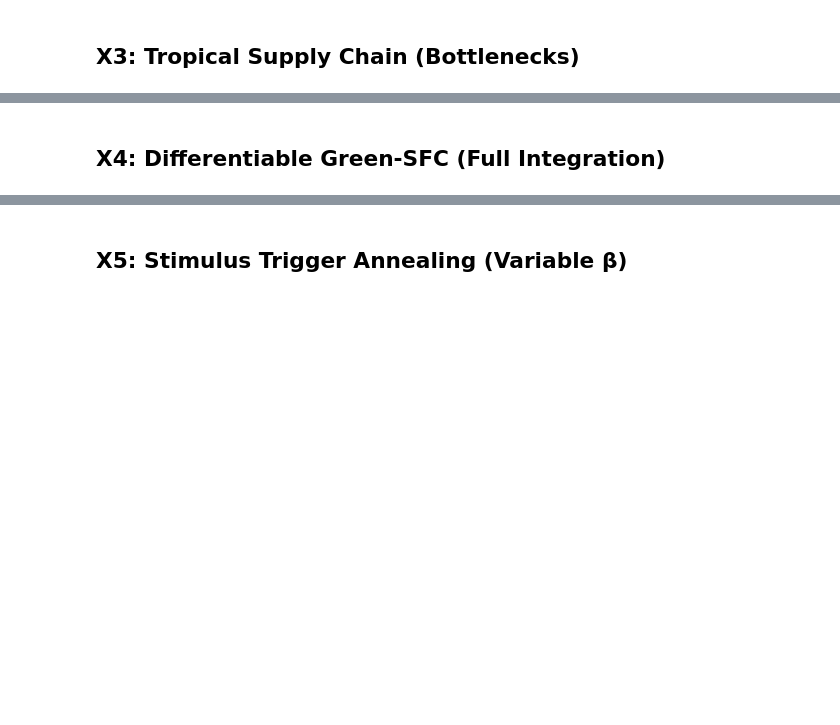
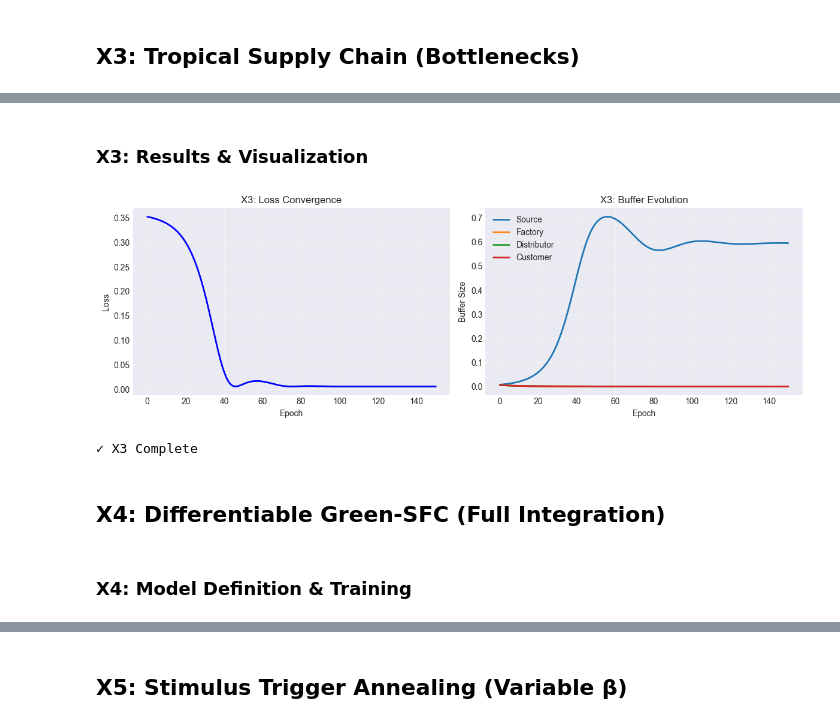
Before and after one commit to roguetrainer/Differentiable-SFC, a Jupyter notebook: experiments_notebook.ipynb, the cells around one changed output, grey strips where cells are left out. Cells and saved outputs as stored; diff of their text form; code cells hidden in the pictures; blank space fills up the shorter version.

```diff
--- a/experiments_notebook.ipynb
+++ b/experiments_notebook.ipynb
@@ -368,30 +179,12 @@ for i, name in enumerate(nodes):
+# %% [markdown]
+### X3: Results & Visualization
 # %%
-### X3: Results & Visualization
-
-# X3 Visualization
-buffer_evolution_x3_array = np.array(buffer_evolution_x3)
-
-fig, axes = plt.subplots(1, 2, figsize=(12, 4))
-
-axes[0].plot(losses_x3, linewidth=2, color='blue')
-axes[0].set_title('X3: Loss Convergence')
-axes[0].set_ylabel('Loss')
-axes[0].set_xlabel('Epoch')
-axes[0].grid(True, alpha=0.3)
-
-for i, name in enumerate(nodes):
-    axes[1].plot(buffer_evolution_x3_array[:, i], label=name, linewidth=2)
-
-axes[1].set_title('X3: Buffer Evolution')
-axes[1].set_ylabel('Buffer Size')
-axes[1].set_xlabel('Epoch')
-axes[1].legend()
-axes[1].grid(True, alpha=0.3)
-
-plt.tight_layout()
-plt.show()
-
-print("✓ X3 Complete")
+# X3 Visualizationbuffer_evolution_x3_array = np.array(buffer_evolution_x3)fig, axes = plt.subplots(1, 2, figsize=(12, 4))axes[0].plot(losses_x3, linewidth=2, color='blue')axes[0].set_title('X3: Loss Convergence')axes[0].set_ylabel('Loss')axes[0].set_xlabel('Epoch')axes[0].grid(True, alpha=0.3)for i, name in enumerate(nodes):    axes[1].plot(buffer_evolution_x3_array[:, i], label=name, linewidth=2)axes[1].set_title('X3: Buffer Evolution')axes[1].set_ylabel('Buffer Size')axes[1].set_xlabel('Epoch')axes[1].legend()axes[1].grid(True, alpha=0.3)plt.tight_layout()plt.show()print("✓ X3 Complete")
+# %% [output]
+[figure, added]
+✓ X3 Complete
 # %% [markdown]
 ## X4: Differentiable Green-SFC (Full Integration)
+# %% [markdown]
+### X4: Model Definition & Training
 # %%
```
Also changed, not shown: parts of 22 cells of this notebook.
